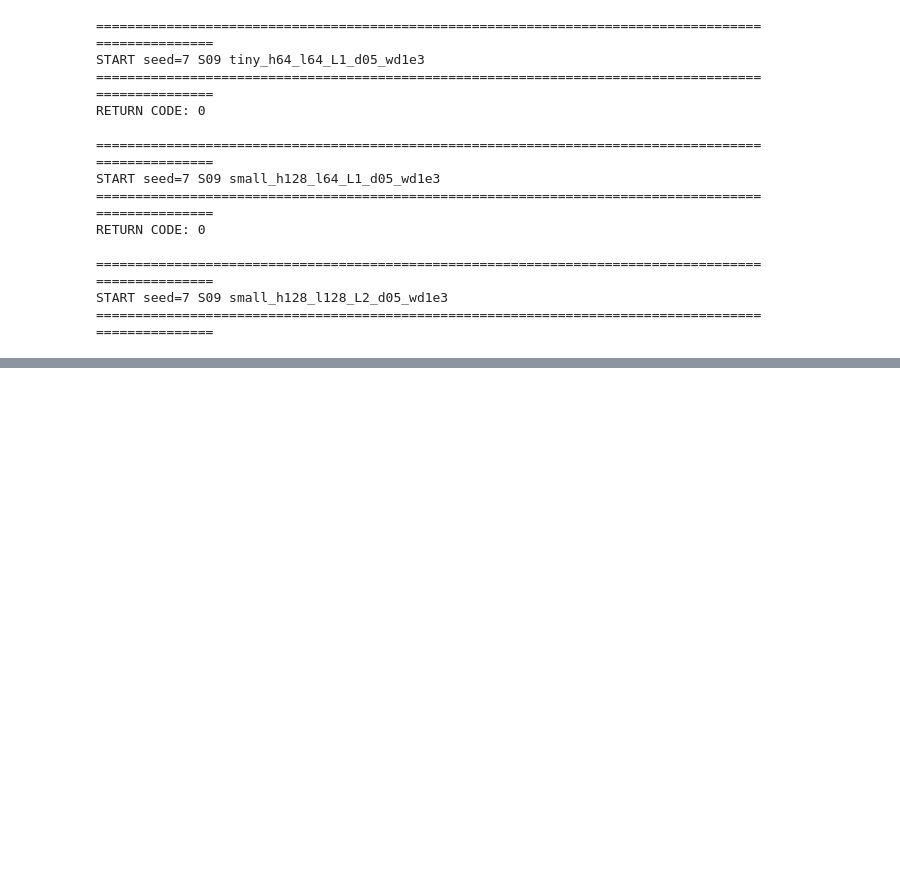
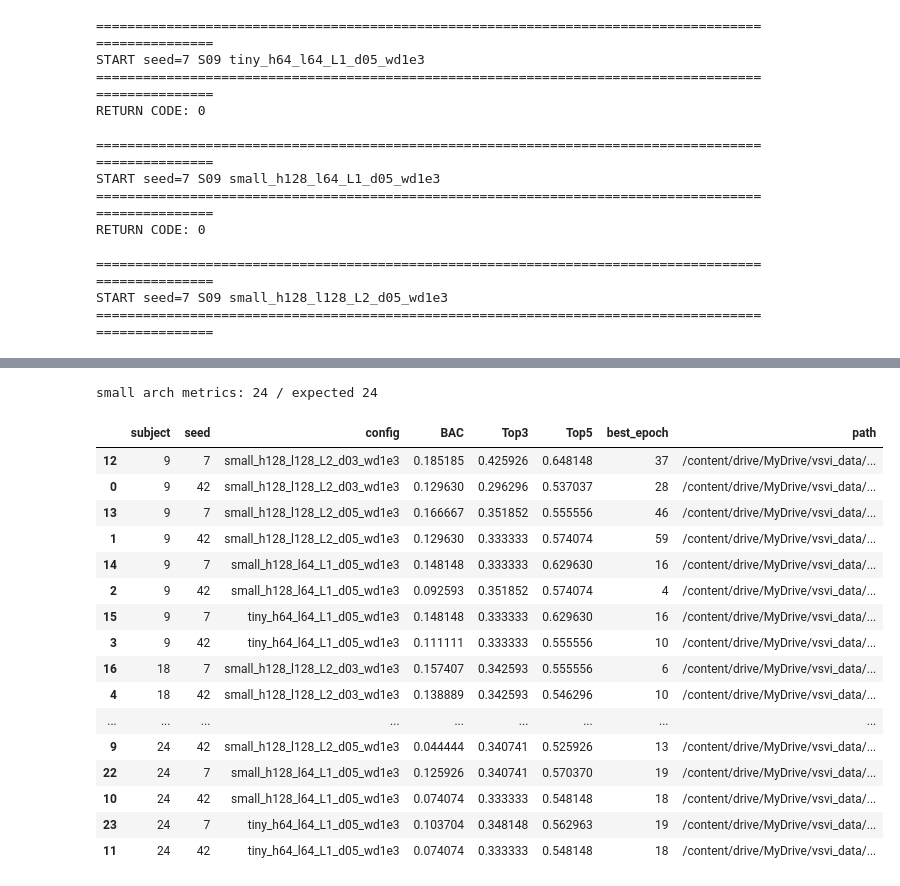
Before and after one commit to heegyukim4043/test_diffusion_EEG_visualstim_image, a Jupyter notebook: colab_next_priority_runs.ipynb, the cells around one changed output, grey strips where cells are left out. Saved outputs shown, nothing was run; the diff lists cells and outputs as text; code cells hidden in the pictures; blank space fills up the shorter version.

```diff
--- a/colab_next_priority_runs.ipynb
+++ b/colab_next_priority_runs.ipynb
@@ -4039,0 +4109,75 @@ display(seed_stability.sort_values(["config", "subject"]))
+# %%
+from pathlib import Path
+
+small_root = Path("/content/drive/MyDrive/vsvi_data/vi_rawtf_small_arch_pilot")
+metrics = sorted(small_root.rglob("metrics.json"))
+
+print("small arch metrics:", len(metrics), "/ expected 24")
+assert len(metrics) == 24
+# %% [output]
+small arch metrics: 24 / expected 24
+# %%
+from pathlib import Path
+import json
+import pandas as pd
+import numpy as np
+
+ROOT = Path("/content/drive/MyDrive/vsvi_data/vi_rawtf_small_arch_pilot")
+
+def flatten(d, prefix=""):
+    out = {}
+    if isinstance(d, dict):
+        for k, v in d.items():
+            out.update(flatten(v, f"{prefix}.{k}" if prefix else str(k)))
+    else:
+        out[prefix] = d
+    return out
+
+def first(flat, keys):
+    for k in keys:
+        if k in flat and flat[k] is not None:
+            return flat[k]
+    return np.nan
+
+rows = []
+
+for p in sorted(ROOT.rglob("metrics.json")):
+    parts = p.parts
+    subj = next(x for x in parts if x.startswith("S") and x[1:].isdigit())
+    seed = int(next(x for x in parts if x.startswith("seed")).replace("seed", ""))
+    cfg_name = parts[parts.index(subj) + 1]
+
+    with open(p, "r", encoding="utf-8") as f:
+        flat = flatten(json.load(f))
+
+    rows.append({
+        "subject": int(subj[1:]),
+        "seed": seed,
+        "config": cfg_name,
+        "BAC": first(flat, ["balanced_accuracy", "top1"]),
+        "Top3": first(flat, ["top3"]),
+        "Top5": first(flat, ["top5"]),
+        "best_epoch": first(flat, ["best_epoch"]),
+        "path": str(p),
+    })
+
+small = pd.DataFrame(rows)
+display(small.sort_values(["subject", "config", "seed"]))
+# %% [output]
+|  | subject | seed | config | BAC | Top3 | Top5 | best_epoch | path |
+| 12 | 9 | 7 | small_h128_l128_L2_d03_wd1e3 | 0.185185 | 0.425926 | 0.648148 | 37 | /content/drive/MyDrive/vsvi_data/... |
+| 0 | 9 | 42 | small_h128_l128_L2_d03_wd1e3 | 0.129630 | 0.296296 | 0.537037 | 28 | /content/drive/MyDrive/vsvi_data/... |
+| 13 | 9 | 7 | small_h128_l128_L2_d05_wd1e3 | 0.166667 | 0.351852 | 0.555556 | 46 | /content/drive/MyDrive/vsvi_data/... |
+| 1 | 9 | 42 | small_h128_l128_L2_d05_wd1e3 | 0.129630 | 0.333333 | 0.574074 | 59 | /content/drive/MyDrive/vsvi_data/... |
+| 14 | 9 | 7 | small_h128_l64_L1_d05_wd1e3 | 0.148148 | 0.333333 | 0.629630 | 16 | /content/drive/MyDrive/vsvi_data/... |
+| 2 | 9 | 42 | small_h128_l64_L1_d05_wd1e3 | 0.092593 | 0.351852 | 0.574074 | 4 | /content/drive/MyDrive/vsvi_data/... |
+| 15 | 9 | 7 | tiny_h64_l64_L1_d05_wd1e3 | 0.148148 | 0.333333 | 0.629630 | 16 | /content/drive/MyDrive/vsvi_data/... |
+| 3 | 9 | 42 | tiny_h64_l64_L1_d05_wd1e3 | 0.111111 | 0.333333 | 0.555556 | 10 | /content/drive/MyDrive/vsvi_data/... |
+| 16 | 18 | 7 | small_h128_l128_L2_d03_wd1e3 | 0.157407 | 0.342593 | 0.555556 | 6 | /content/drive/MyDrive/vsvi_data/... |
+| 4 | 18 | 42 | small_h128_l128_L2_d03_wd1e3 | 0.138889 | 0.342593 | 0.546296 | 10 | /content/drive/MyDrive/vsvi_data/... |
+| ... | ... | ... | ... | ... | ... | ... | ... | ... |
+| 9 | 24 | 42 | small_h128_l128_L2_d05_wd1e3 | 0.044444 | 0.340741 | 0.525926 | 13 | /content/drive/MyDrive/vsvi_data/... |
+| 22 | 24 | 7 | small_h128_l64_L1_d05_wd1e3 | 0.125926 | 0.340741 | 0.570370 | 19 | /content/drive/MyDrive/vsvi_data/... |
+| 10 | 24 | 42 | small_h128_l64_L1_d05_wd1e3 | 0.074074 | 0.333333 | 0.548148 | 18 | /content/drive/MyDrive/vsvi_data/... |
+| 23 | 24 | 7 | tiny_h64_l64_L1_d05_wd1e3 | 0.103704 | 0.348148 | 0.562963 | 19 | /content/drive/MyDrive/vsvi_data/... |
+| 11 | 24 | 42 | tiny_h64_l64_L1_d05_wd1e3 | 0.074074 | 0.333333 | 0.548148 | 18 | /content/drive/MyDrive/vsvi_data/... |
```
Also changed, not shown: parts of 13 cells of this notebook.
